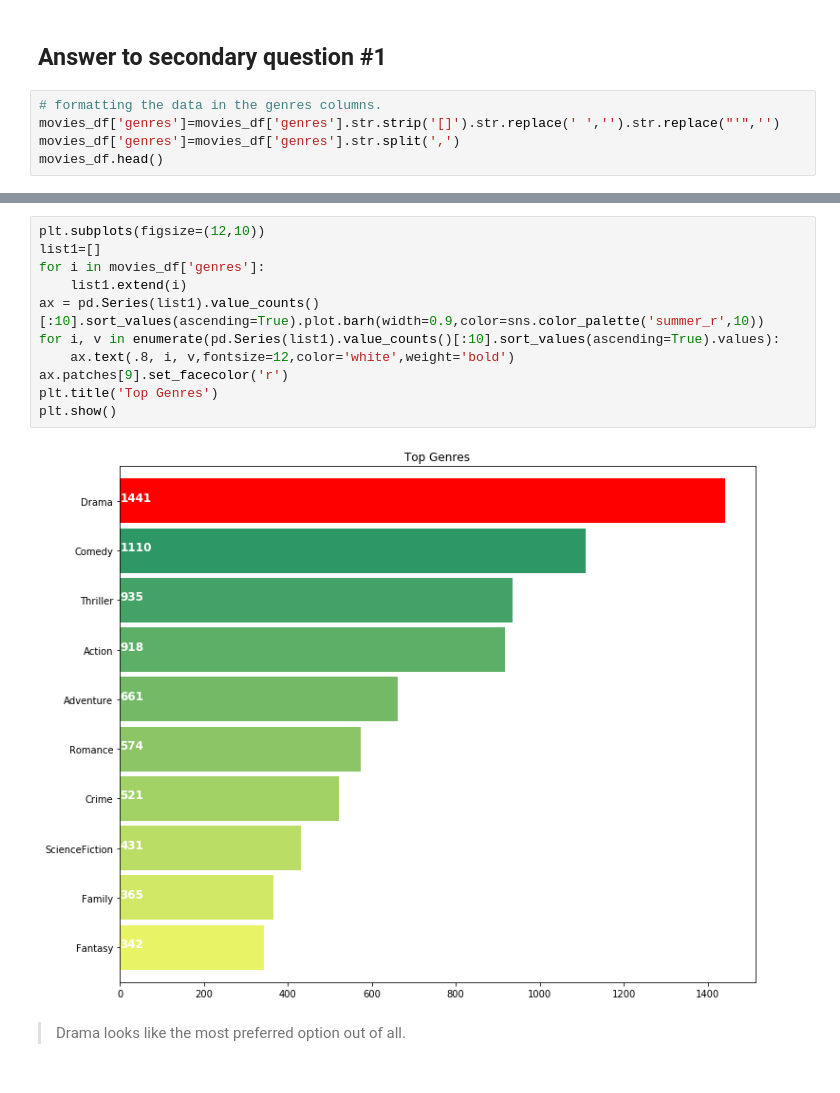
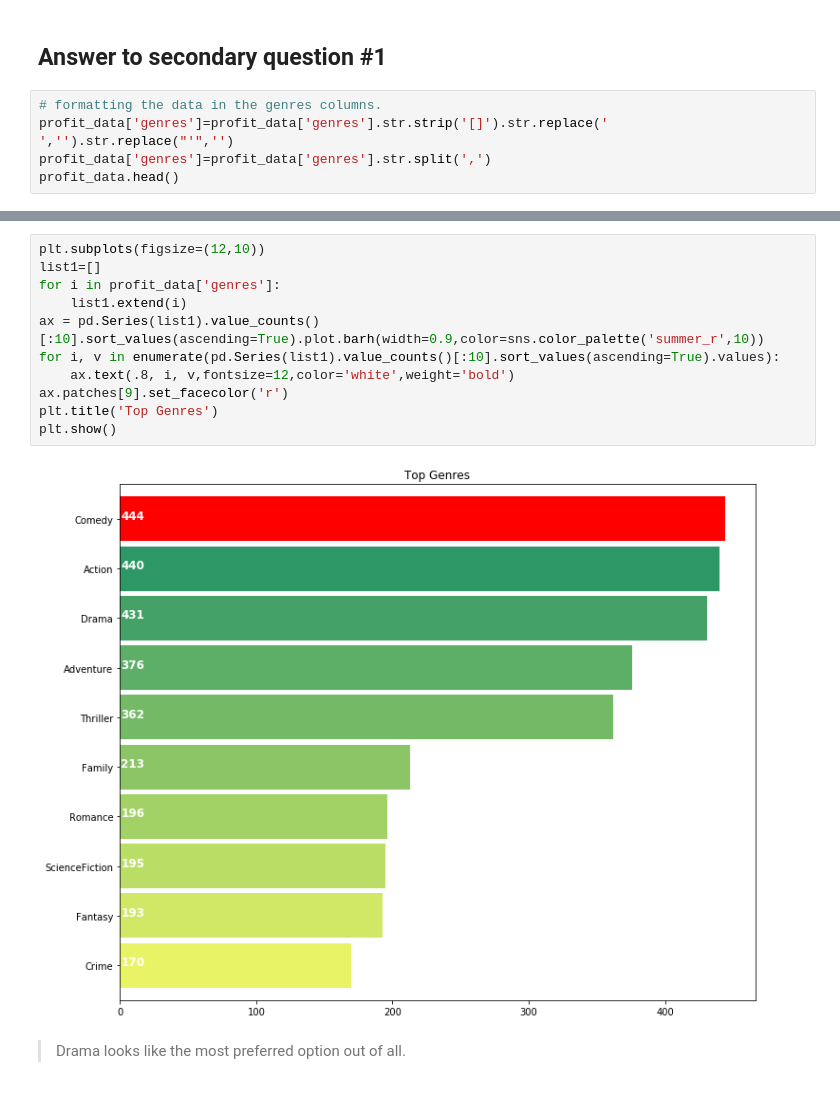
Before and after one commit to harshitcodes/tmdb_movie_data_analysis, a Jupyter notebook: tmdb_data_analysis.ipynb, the cells around one changed output, grey strips where cells are left out. Saved outputs shown, nothing was run; the diff lists cells and outputs as text.

Commit message:
update profit_Data datafrmae

```diff
--- a/tmdb_data_analysis.ipynb
+++ b/tmdb_data_analysis.ipynb
@@ -464,7 +464,7 @@ profit_data.head(3)
 ## Answer to secondary question #1
 # %%
 # formatting the data in the genres columns.
-movies_df['genres']=movies_df['genres'].str.strip('[]').str.replace(' ','').str.replace("'",'')
-movies_df['genres']=movies_df['genres'].str.split(',')
-movies_df.head()
+profit_data['genres']=profit_data['genres'].str.strip('[]').str.replace(' ','').str.replace("'",'')
+profit_data['genres']=profit_data['genres'].str.split(',')
+profit_data.head()
 # %% [output]
@@ -477,16 +487,16 @@ movies_df.head()
 # %%
 plt.subplots(figsize=(12,10))
 list1=[]
-for i in movies_df['genres']:
+for i in profit_data['genres']:
     list1.extend(i)
 ax = pd.Series(list1).value_counts()[:10].sort_values(ascending=True).plot.barh(width=0.9,color=sns.color_palette('summer_r',10))
 for i, v in enumerate(pd.Series(list1).value_counts()[:10].sort_values(ascending=True).values):
     ax.text(.8, i, v,fontsize=12,color='white',weight='bold')
 ax.patches[9].set_facecolor('r')
 plt.title('Top Genres')
 plt.show()
 # %% [output]
-[figure, old version]
+[figure, new version]
 # %% [markdown]
 > Drama looks like the most preferred option out of all.
 # %% [markdown]
```
Also changed, not shown: parts of 2 cells of this notebook.
